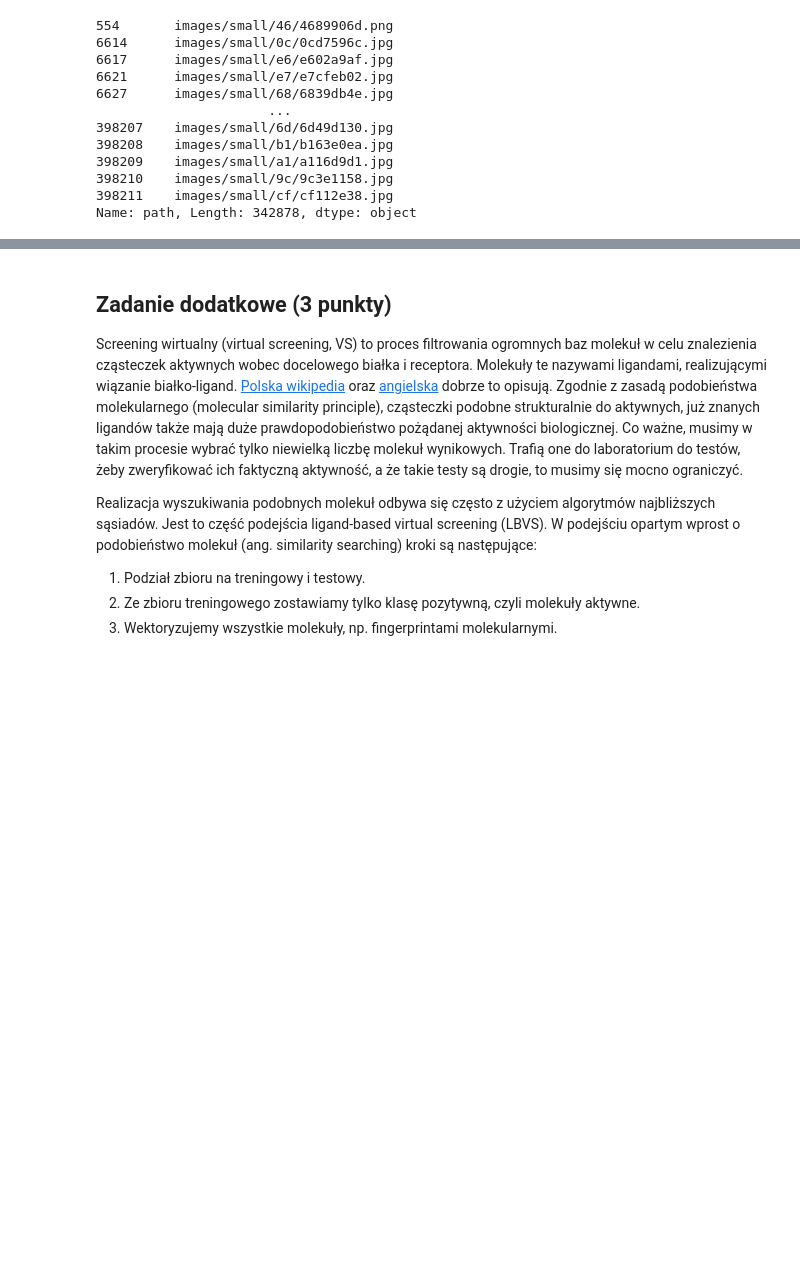
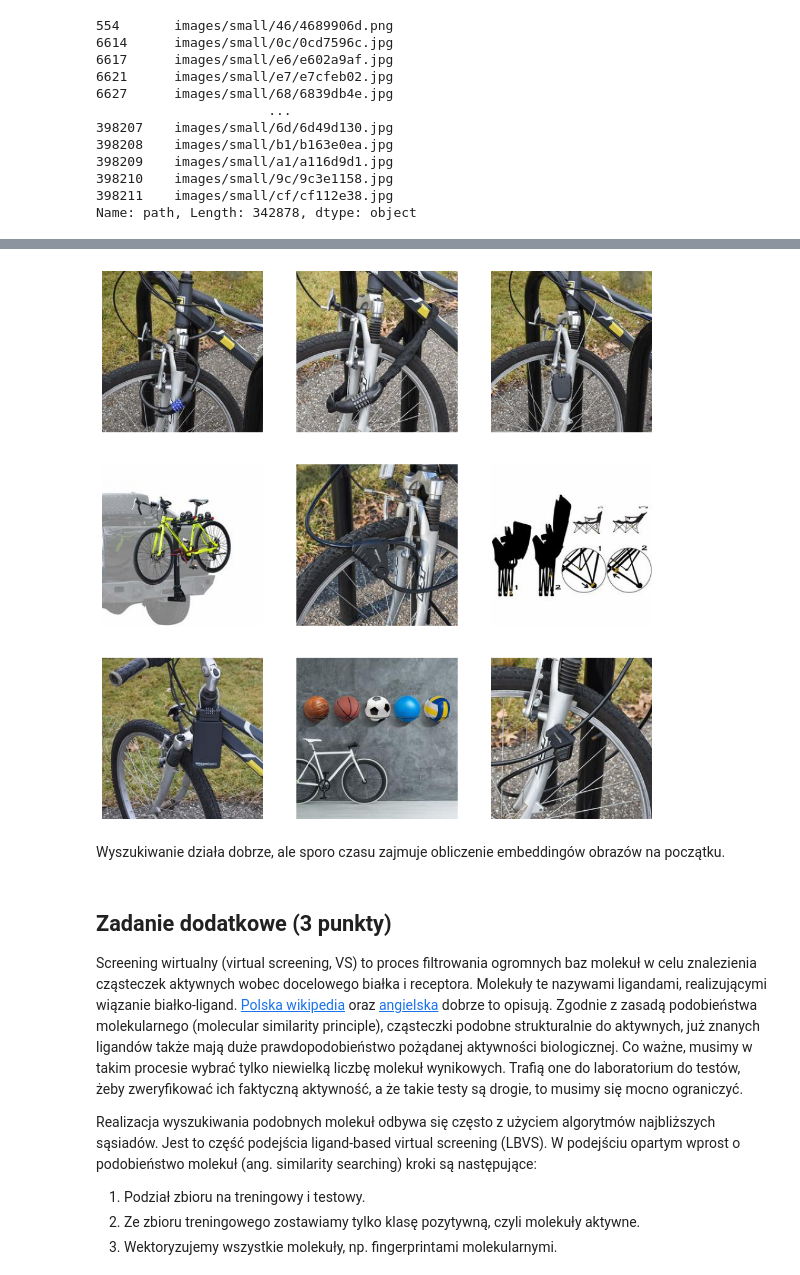
Before and after one commit to mpodmokly/podstawy-uczenia-maszynowego-24-25, a Jupyter notebook: lab2/notebook.ipynb, the cells around one changed output, grey strips where cells are left out. Drawn from its saved outputs; the diff is of its cells as text; code cells hidden in the pictures; blank space fills up the shorter version.

```diff
--- a/lab2/notebook.ipynb
+++ b/lab2/notebook.ipynb
@@ -728,3 +765,9 @@ image_search.search("blue pillow")
+# %%
+image_search.search("bike")
+# %% [output]
+[figure, added]
+# %% [markdown]
+Wyszukiwanie działa dobrze, ale sporo czasu zajmuje obliczenie embeddingów obrazów na początku.
 # %% [markdown]
 ## Zadanie dodatkowe (3 punkty)
 
```
Also changed, not shown: parts of 13 cells of this notebook.
